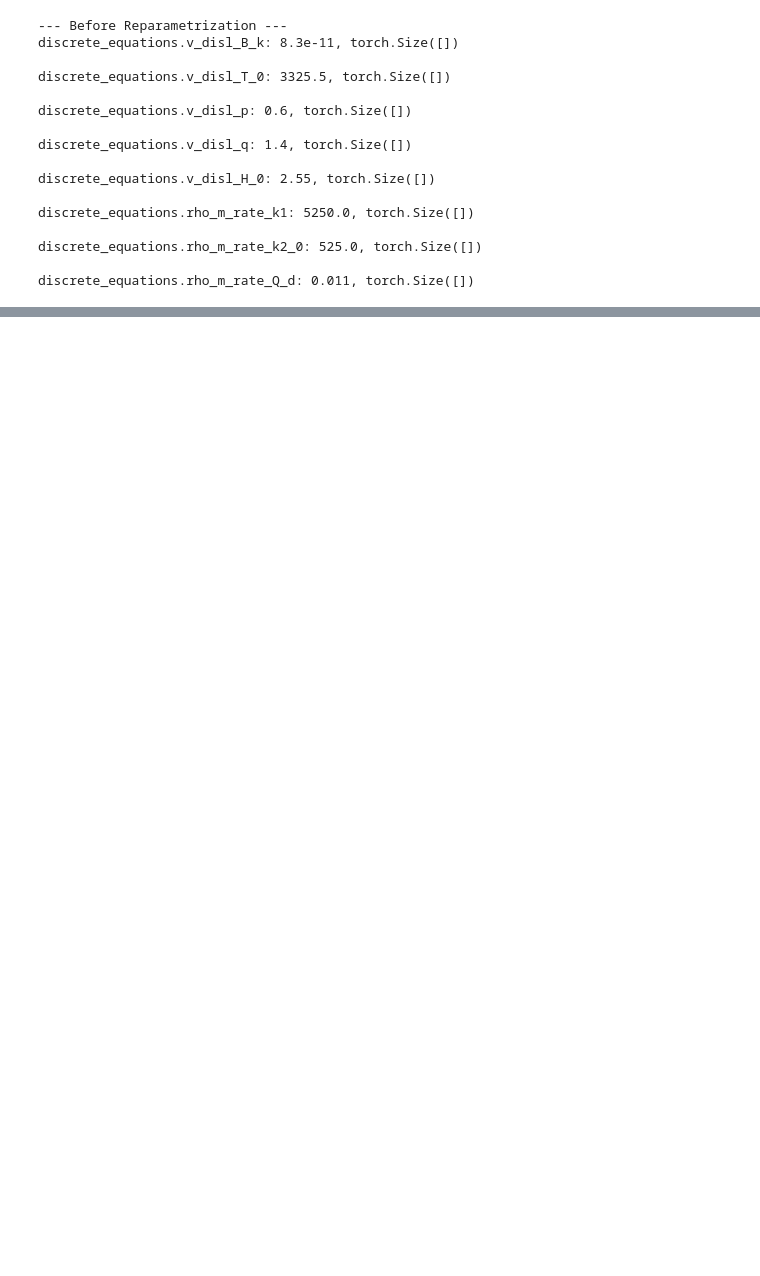
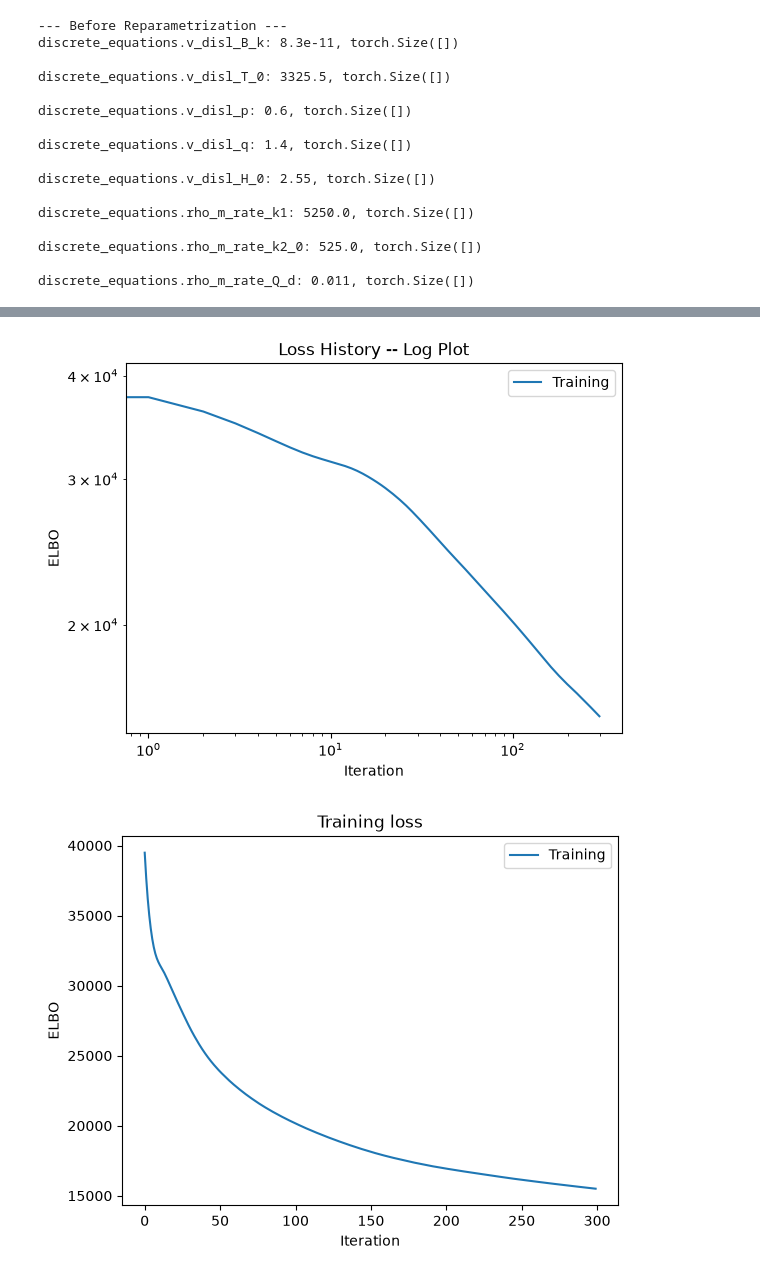
Before and after one commit to ColinMG2/neml2, a Jupyter notebook: cmg_projects/tensile_optimization/tungsten_statistical.ipynb, the cells around one changed output, grey strips where cells are left out. Drawn from its saved outputs; the diff is of its cells as text; code cells hidden in the pictures; blank space fills up the shorter version.

```diff
--- a/cmg_projects/tensile_optimization/tungsten_statistical.ipynb
+++ b/cmg_projects/tensile_optimization/tungsten_statistical.ipynb
@@ -610,0 +649,38 @@ RuntimeError: _cat_along_base: broadcast failed with parts shapes [(200, 8), (20
+# %%
+guide = AutoDelta(hsmodel)
+lr = 5e-4
+niter = 300
+num_samples = 1
+
+optimizer = ClippedAdam({"lr": lr})
+loss = Trace_ELBO(num_particles=num_samples)
+svi = SVI(hsmodel, guide, optimizer, loss=loss)
+
+titer = tqdm.tqdm(
+    range(niter),
+    bar_format="{desc}: {percentage:3.0f}%|{bar}|{n_fmt}/{total_fmt}{postfix}",
+)
+titer.set_description("Loss:")
+loss_history = []
+for i in titer:
+    closs = svi.step(loading, time, temperature, results=exp_stress_data[..., 0:1])
+    loss_history.append(closs)
+    titer.set_description("Loss: %3.2e" % closs)
+
+plt.figure()
+plt.loglog(loss_history, label="Training")
+plt.xlabel("Iteration")
+plt.ylabel("ELBO")
+plt.legend(loc="best")
+plt.title("Loss History -- Log Plot")
+
+plt.figure()
+plt.plot(loss_history, label="Training")
+plt.xlabel("Iteration")
+plt.ylabel("ELBO")
+plt.legend(loc="best")
+plt.title("Training loss")
+plt.show()
+# %% [output]
+[figure, added]
+[figure, added]
```
Also changed, not shown: parts of 12 cells of this notebook.
